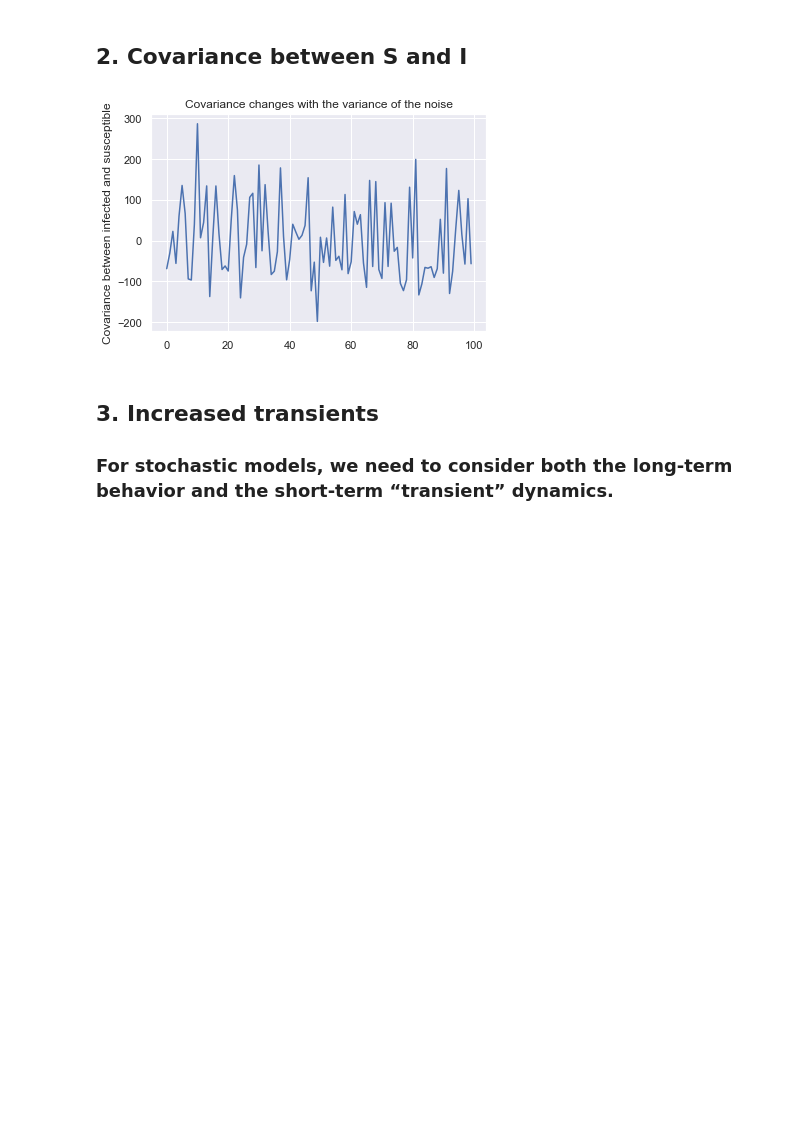
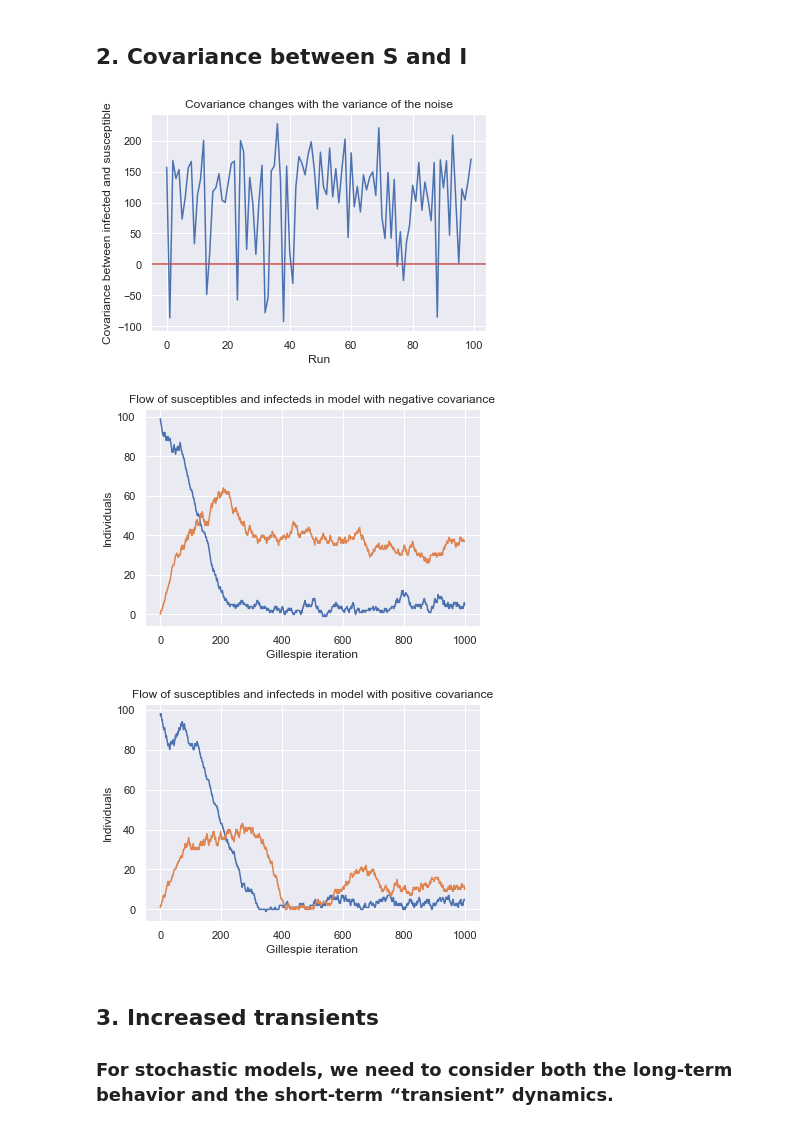
Before and after one commit to rebeccadavidsson/ICSassignment2, a Jupyter notebook: Gillespie.ipynb, the cells around one changed output. Drawn from its saved outputs; the diff is of its cells as text; code cells hidden in the pictures; blank space fills up the shorter version.

```diff
--- a/Gillespie.ipynb
+++ b/Gillespie.ipynb
@@ -216,23 +285,51 @@ Mean of Z =  29.1107 variance =  13.075309392515345
 # %%
 def covariance():
     """
     Return covariance between susceptibles (X) and infecteds (Y).
     """
-    covariances = []
+
+
+    covariances, negativesX, negativesY = [], [], []
+    positiveX, positiveY = [], []
+
     for i in range(len(totalX)):
-        cov = np.cov(totalX[i], totalY[i])
-        covariances.append(cov[0][1])
-    return covariances
+        cov = np.cov(totalX[i], totalY[i])[0][1]
+        covariances.append(cov)
+        if cov < 0:
+            negativesX.append(totalX[i])
+            negativesY.append(totalY[i])
+        else:
+            positiveX.append(totalX[i])
+            positiveY.append(totalY[i])
 
-# TODO: Add variance of noise to xlabel
-# Show negative covariance
+    return covariances, negativesX, negativesY, positiveX, positiveY
 
-plt.plot(covariance())
+covariances, negativeX, negativeY, positiveX, positiveY = covariance()
+
+plt.plot(covariances)
 plt.ylabel("Covariance between infected and susceptible")
+plt.xlabel("Run")
 plt.title("Covariance changes with the variance of the noise")
+plt.axhline(y=0, color='r')
 plt.show()
+
+plt.title("Flow of susceptibles and infecteds in model with negative covariance")
+plt.ylabel("Individuals")
+plt.xlabel("Gillespie iteration")
+plt.plot(negativeX[0])
+plt.plot(negativeY[0])
+plt.show()
+
+plt.title("Flow of susceptibles and infecteds in model with positive covariance")
+plt.ylabel("Individuals")
+plt.xlabel("Gillespie iteration")
+plt.plot(positiveX[0])
+plt.plot(positiveY[0])
+plt.show()
 # %% [output]
-[figure, old version]
+[figure, new version]
+[figure, added]
+[figure, added]
 # %% [markdown]
 ## 3. Increased transients
 ### For stochastic models, we need to consider both the long-term behavior and the short-term “transient” dynamics.
```
Also changed, not shown: parts of 7 cells of this notebook, 1 other file.
